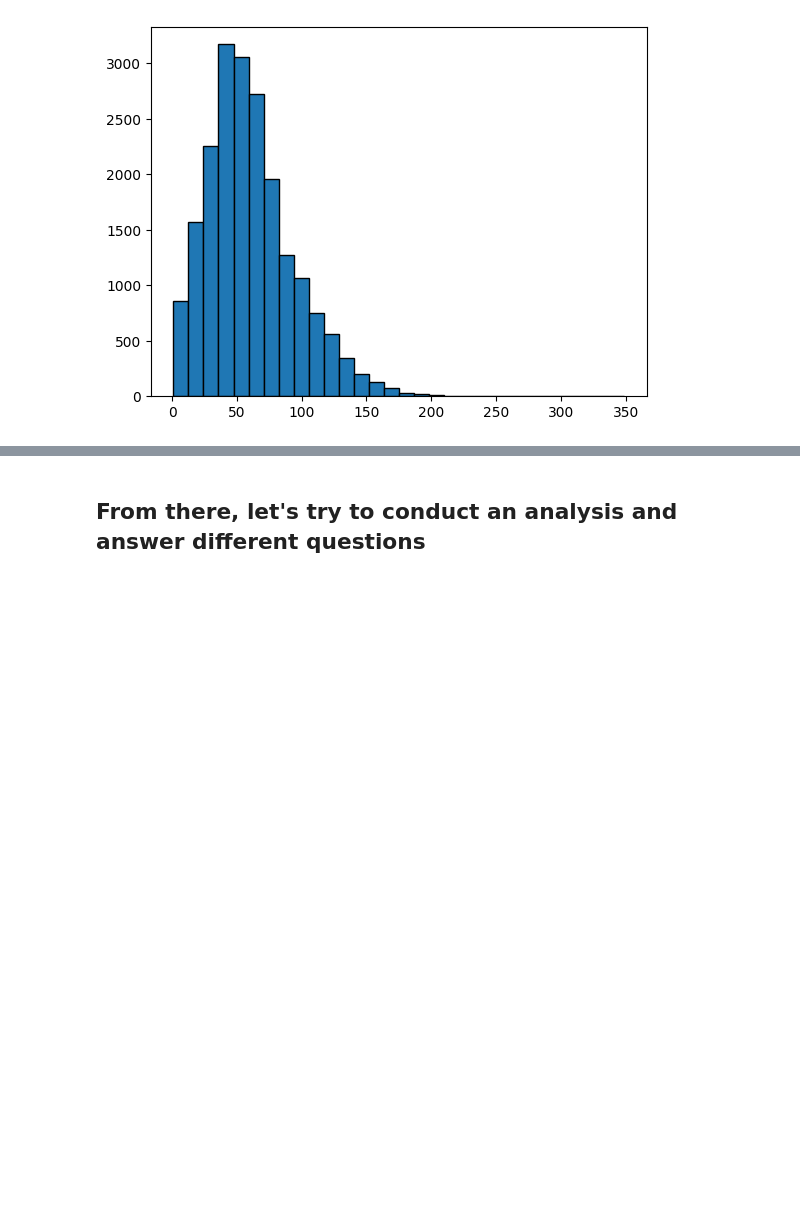
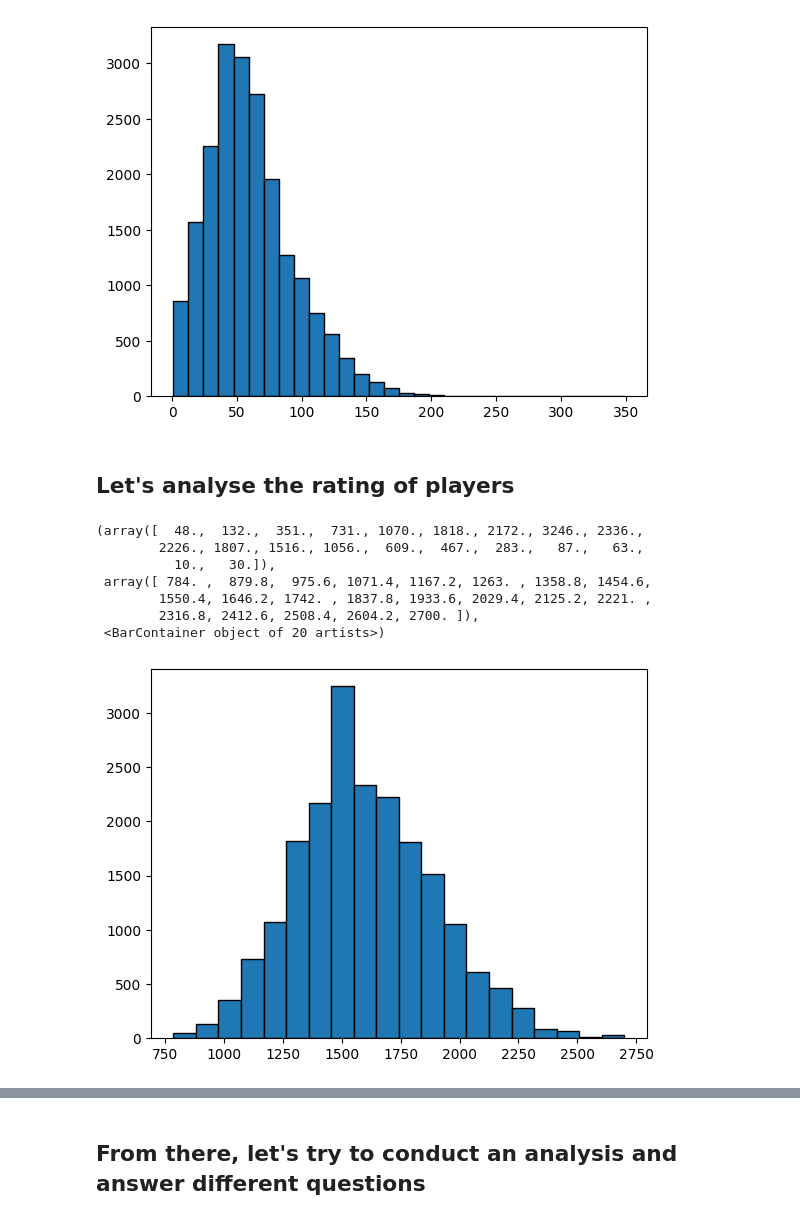
Before and after one commit to misha8347/Data-Gathering, a Jupyter notebook: Lab1/assignment1.ipynb, the cells around one changed output, grey strips where cells are left out. Cells and saved outputs as stored; diff of their text form; code cells hidden in the pictures; blank space fills up the shorter version.

```diff
--- a/Lab1/assignment1.ipynb
+++ b/Lab1/assignment1.ipynb
@@ -152,3 +152,16 @@ plt.hist(df['turns'], bins=30, edgecolor='black')
         314.2, 325.8, 337.4, 349. ]),
  <BarContainer object of 30 artists>)
 [figure]
+# %% [markdown]
+## Let's analyse the rating of players
+# %%
+plt.hist(df['white_rating'], bins=20, edgecolor='black')
+# %% [output]
+(array([  48.,  132.,  351.,  731., 1070., 1818., 2172., 3246., 2336.,
+        2226., 1807., 1516., 1056.,  609.,  467.,  283.,   87.,   63.,
+          10.,   30.]),
+ array([ 784. ,  879.8,  975.6, 1071.4, 1167.2, 1263. , 1358.8, 1454.6,
+        1550.4, 1646.2, 1742. , 1837.8, 1933.6, 2029.4, 2125.2, 2221. ,
+        2316.8, 2412.6, 2508.4, 2604.2, 2700. ]),
+ <BarContainer object of 20 artists>)
+[figure, added]
```
Also changed, not shown: parts of 11 cells of this notebook.
